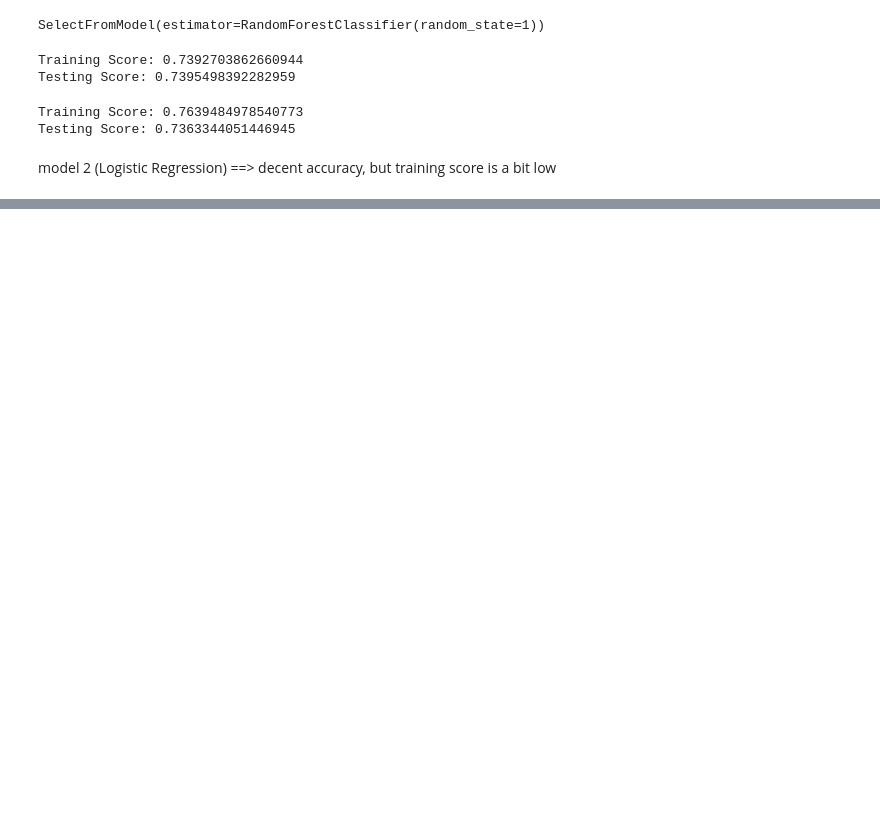
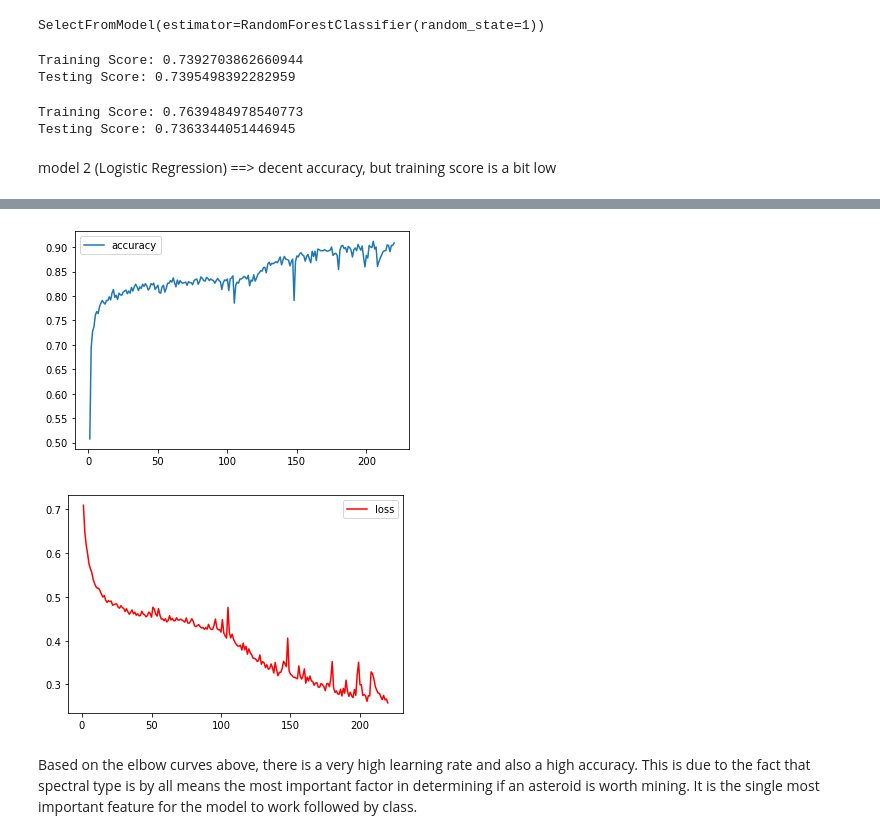
Before and after one commit to RobSalazar/Project-4, a Jupyter notebook: space_data.ipynb, the cells around one changed output, grey strips where cells are left out. Saved outputs shown, nothing was run; the diff lists cells and outputs as text; code cells hidden in the pictures; blank space fills up the shorter version.

```diff
--- a/space_data.ipynb
+++ b/space_data.ipynb
@@ -211,0 +565,27 @@ joblib.dump(clf_for,"rf_model.joblib")
+# %%
+# Define the model - deep neural net, i.e., the number of input features and hidden nodes for each layer.
+num_features = len(X_train_scaled[0])
+hidden_node1 = 200
+hidden_node2 = 400
+hidden_node3 = 30
+hidden_node4 = 4
+
+nn = tf.keras.models.Sequential()
+
+# First hidden layer
+nn.add(tf.keras.layers.Dense(units=hidden_node1, input_dim=num_features, activation='relu'))
+
+# Second hidden layer
+nn.add(tf.keras.layers.Dense(units=hidden_node2, activation='relu'))
+
+# Third hidden layer
+nn.add(tf.keras.layers.Dense(units=hidden_node3, activation='sigmoid'))
+
+# Fourth hidden layer
+nn.add(tf.keras.layers.Dense(units=hidden_node4, activation='sigmoid'))
+
+# Output layer
+nn.add(tf.keras.layers.Dense(units=1, activation='sigmoid'))
+
+# Check the structure of the model
+nn.summary()
@@ -211,0 +612,6 @@ joblib.dump(clf_for,"rf_model.joblib")
+# %%
+# Compile the model
+nn.compile(loss='binary_crossentropy', optimizer='adam', metrics=['accuracy'])
+# %%
+# Train the model
+fit_model = nn.fit(X_train_scaled,y_train,epochs = 220)
@@ -211,0 +643,16 @@ joblib.dump(clf_for,"rf_model.joblib")
+# %%
+# Export our model to HDF5 file
+history_df = pd.DataFrame(fit_model.history)
+history_df.to_hdf('ml_models/asteroid_optimizer2.h5','df')
+
+# Plot the accuracy and loss of the model
+history_df.index += 1
+fig_acc = history_df.plot(y="accuracy")
+fig_loss = history_df.plot(y="loss", color='red')
+fig_acc.figure.savefig("images/acc_plot.PNG")
+fig_loss.figure.savefig("images/loss_plot.PNG")
+# %% [output]
+[figure, added]
+[figure, added]
+# %% [markdown]
+Based on the elbow curves above, there is a very high learning rate and also a high accuracy. This is due to the fact that spectral type is by all means the most important factor in determining if an asteroid is worth mining. It is the single most important feature for the model to work followed by class.
```
Also changed, not shown: parts of 57 cells of this notebook, 14 other files.
